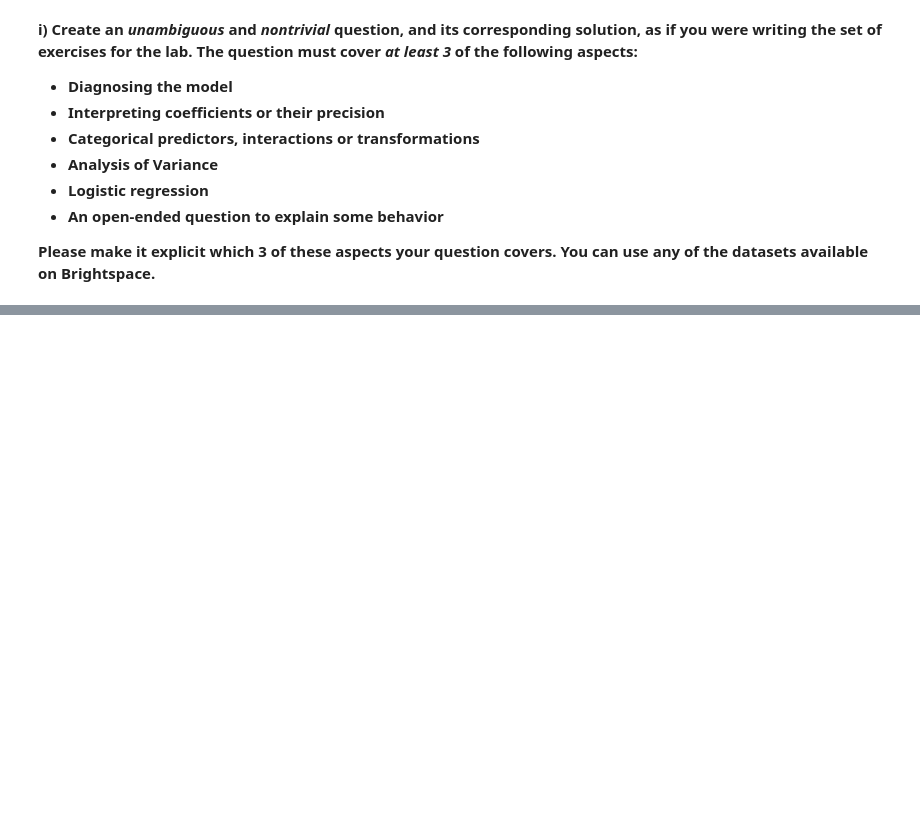
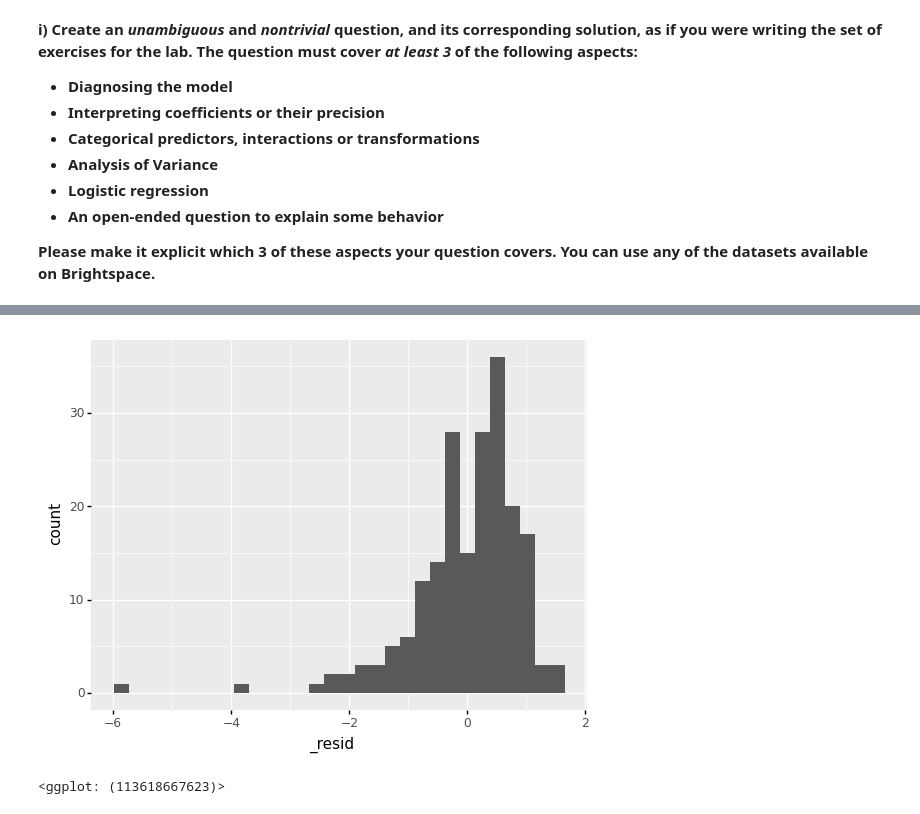
Before and after one commit to Gogonemnem/tu-delft-assignments, a Jupyter notebook: assignment4/regression.exercises_b.ipynb, the cells around one changed output, grey strips where cells are left out. Drawn from its saved outputs; the diff is of its cells as text; code cells hidden in the pictures; blank space fills up the shorter version.

```diff
--- a/assignment4/regression.exercises_b.ipynb
+++ b/assignment4/regression.exercises_b.ipynb
@@ -304,0 +315,11 @@ Notes:
+# %%
+specification = 'sales ~ newspaper*tv*radio'
+
+m = smf.ols(specification, adv).fit()
+
+while np.max(m.pvalues) > 0.15:
+    worst_variable = m.pvalues.index[np.argmax(m.pvalues)]
+    specification += f' -{worst_variable}'
+    m = smf.ols(specification, adv).fit()
+
+m.summary()
@@ -304,0 +352,7 @@ Notes:
+# %%
+d = adv.assign(_resid = m.resid, _fitted = m.fittedvalues)
+ggplot(d, aes('_resid')) +\
+    geom_histogram(bins=30)
+# %% [output]
+[figure, added]
+<ggplot: (113618667623)>
```
Also changed, not shown: parts of 19 cells of this notebook.
